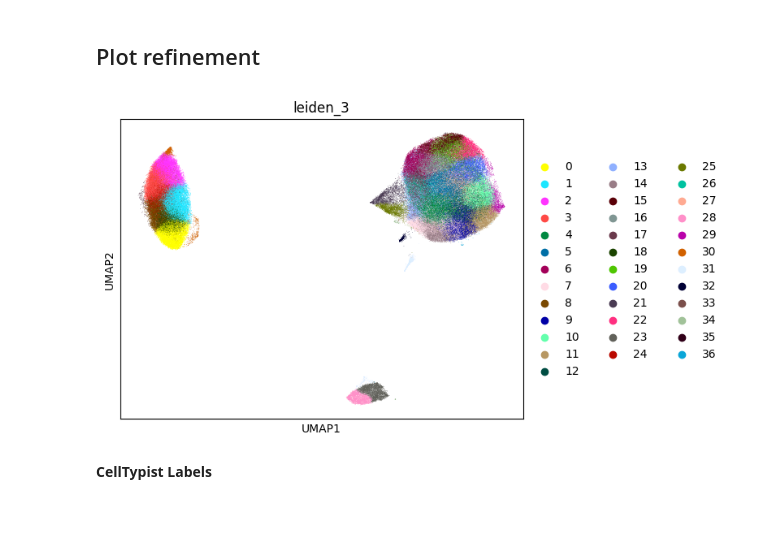
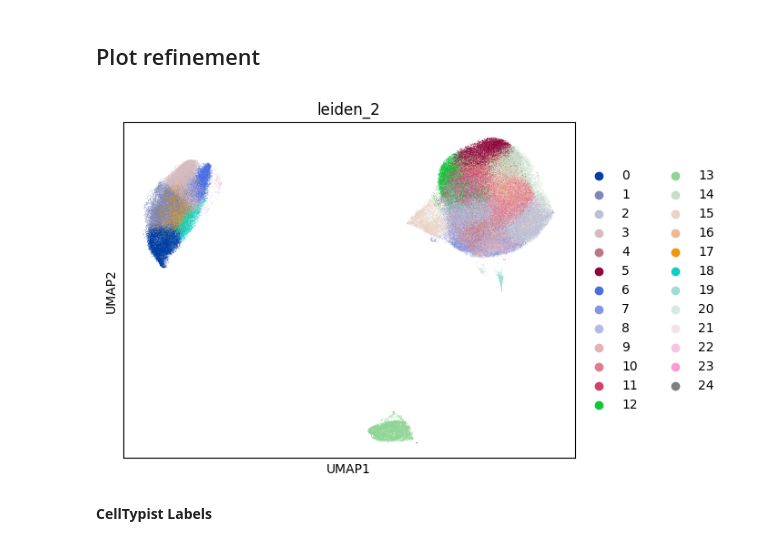
Before and after one commit to aifimmunology/sound-life-scrna-analysis, a Jupyter notebook: scrna-seq_analysis/02-reference_labeling/09e-Python_dc_L3_refinement.ipynb, the cells around one changed output. Drawn from its saved outputs; the diff is of its cells as text; code cells hidden in the pictures; blank space fills up the shorter version.

Commit message:
updates to dc and memory cd8 refinement; alternate l3 clustering

```diff
--- a/scrna-seq_analysis/02-reference_labeling/09e-Python_dc_L3_refinement.ipynb
+++ b/scrna-seq_analysis/02-reference_labeling/09e-Python_dc_L3_refinement.ipynb
@@ -224,3 +251,22 @@ def obs_with_umap(adata):
+# %%
+def vcan_refinement(adata, clusters = 'leiden_3', refine_res = 1):
+    vcan_hi_cl = select_clusters_above_gene_frac(
+        adata, 'VCAN', 0.6, clusters = clusters
+    )
+    print(vcan_hi_cl)
+
+    vcan_adata = adata[adata.obs[clusters].isin(vcan_hi_cl)]
+
+    vcan_adata = process_adata(vcan_adata, resolution = refine_res)
+    vcan_adata = assign_most_frequent(
+        vcan_adata,
+        'leiden_{r}'.format(r = refine_res), 'AIFI_L3',
+        keep_original = True,
+        original_prefix = 'predicted_'
+    )
+
+    vcan_df = vcan_adata.obs[['barcodes', 'AIFI_L3', 'predicted_AIFI_L3']]
+    return vcan_df
 # %% [markdown]
 ## Read cell type hierarchy from HISE
 
@@ -274,0 +313,2 @@ WARNING: adata.X seems to be already log-transformed.
+# %%
+cdc2_labels = vcan_refinement(adata, clusters = 'leiden_2')
@@ -275,10 +320,12 @@ WARNING: adata.X seems to be already log-transformed.
 # %%
 adata = assign_most_frequent(
     adata,
-    'leiden_3', 'AIFI_L3',
+    'leiden_2', 'AIFI_L3',
     keep_original = True,
     original_prefix = 'predicted_'
 )
+# %%
+adata = label_substitution(adata, cdc2_labels)
 # %%
 adata = propagate_hierarchy(
     adata,
@@ -291,9 +338,9 @@ adata = propagate_hierarchy(
 # %% [markdown]
 ## Plot refinement
 # %%
-sc.pl.umap(adata, color = 'leiden_3')
+sc.pl.umap(adata, color = 'leiden_2')
 # %% [output]
-[figure, old version]
+[figure, new version]
 # %% [markdown]
 **CellTypist Labels**
 # %%
```
Also changed, not shown: parts of 16 cells of this notebook, 2 other files.
